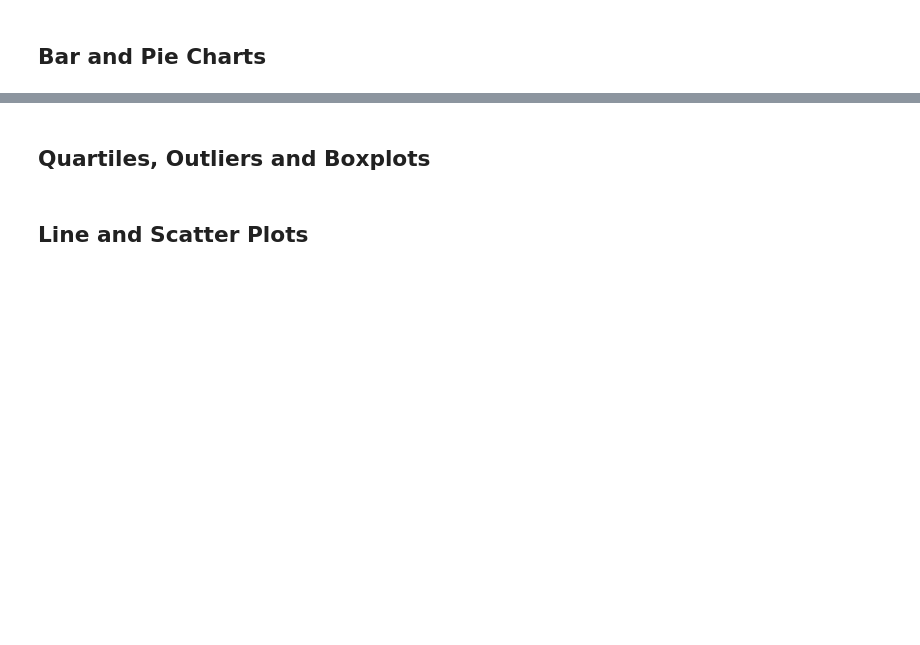
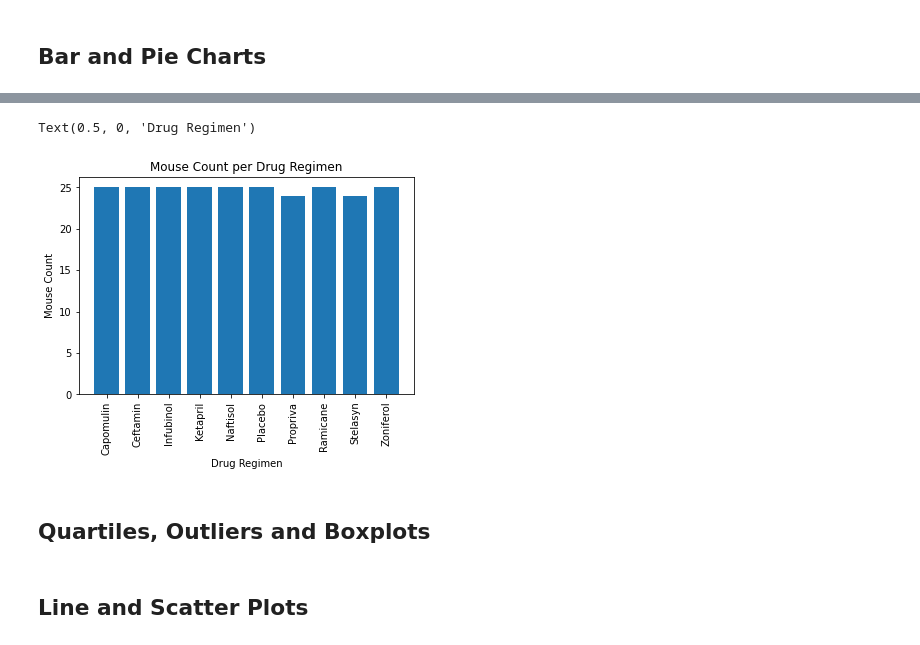
Before and after one commit to fanchea84/Matplotlib-challenge, a Jupyter notebook: Pymaceuticals.ipynb, the cells around one changed output, grey strips where cells are left out. Cells and saved outputs as stored; diff of their text form; code cells hidden in the pictures; blank space fills up the shorter version.

```diff
--- a/Pymaceuticals.ipynb
+++ b/Pymaceuticals.ipynb
@@ -136,5 +150,14 @@ summary_stats_df
 # %%
 # Generate a bar plot showing the total number of unique mice tested on each drug regimen using pyplot.
+data_for_chart = data_df.reset_index(level=0, inplace=False)
+plt.bar(data_for_chart["Drug Regimen"], data_for_chart["Mouse ID"])
+plt.xticks(rotation='vertical')
+plt.title("Mouse Count per Drug Regimen")
+plt.ylabel("Mouse Count")
+plt.xlabel("Drug Regimen")
+# %% [output]
+Text(0.5, 0, 'Drug Regimen')
+[figure, added]
 # %%
 # Generate a pie plot showing the distribution of female versus male mice using pandas
 # %%
```
Also changed, not shown: parts of 4 cells of this notebook.
